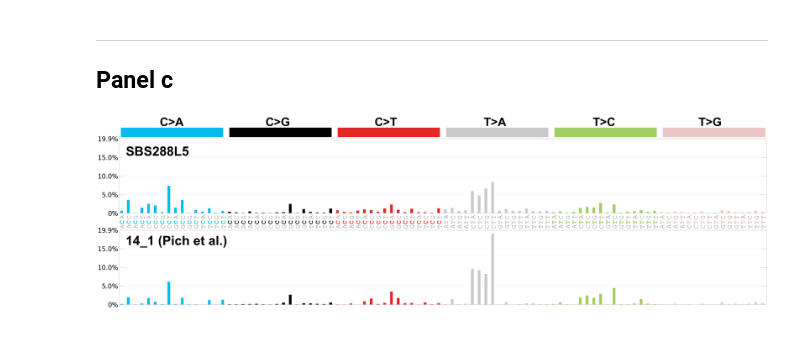
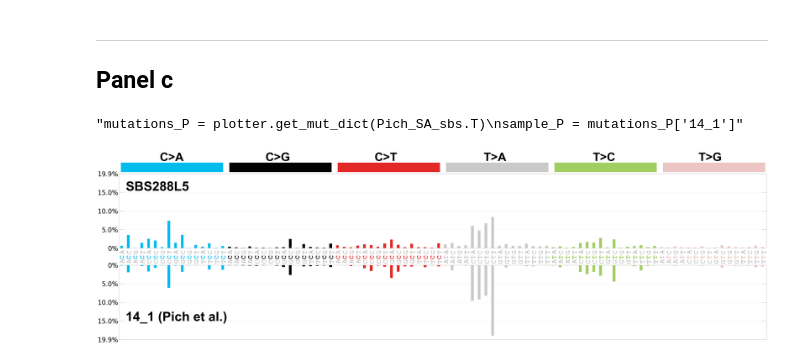
Before and after one commit to shlienlab/mutsigs_therapy, a Jupyter notebook: notebooks/ExtendedFig_5.ipynb, the cells around one changed output. Saved outputs shown, nothing was run; the diff lists cells and outputs as text; code cells hidden in the pictures.

```diff
--- a/notebooks/ExtendedFig_5.ipynb
+++ b/notebooks/ExtendedFig_5.ipynb
@@ -222,18 +103,20 @@ Text(0.01, 0.3, 'Novel SBS Signatures')
 # %% [markdown]
 -----
 ## Panel c
+# %%
+data = pd.read_csv(os.path.join(root_dir, 'source_data/ExFig_5c.tsv'), sep="\t", index_col=0)
 # %%
-mutations = plotter.get_mut_dict(SBS96_novelSigs.T)
+mutations = plotter.get_mut_dict(data.T)
 sample1 = mutations['SBS288L5']
-
-mutations_P = plotter.get_mut_dict(Pich_SA_sbs.T)
-sample_P = mutations_P['14_1']
+sample_P = mutations['14_1']
+# %% [output]
+"mutations_P = plotter.get_mut_dict(Pich_SA_sbs.T)\nsample_P = mutations_P['14_1']"
 # %%
 
-ymax = max(SBS96_novelSigs['SBS288L5'].max(), Pich_SA_sbs['14_1'].max()) + 0.01
+ymax = data.max().max() + 0.01
 
 ## mu.plot_profile_diff
-plotter.plot_profile_diff(sample1, sample_P, 'SBS288L5', '14_1 (Pich et al.)',  ymax)
-plt.savefig(os.path.join(fig_out, 'ExFig_5c.pdf'), bbox_inches="tight")
+plotter.plot_profile_diff(sample1, sample_P, 'SBS288L5', '14_1 (Pich et al.)', ymax, ymax)
+#plt.savefig(os.path.join(fig_out, 'ExFig_5c.pdf'), bbox_inches="tight")
 # %% [output]
-[figure, old version]
+[figure, new version]
```
Also changed, not shown: parts of 18 cells of this notebook, 13 other files.
